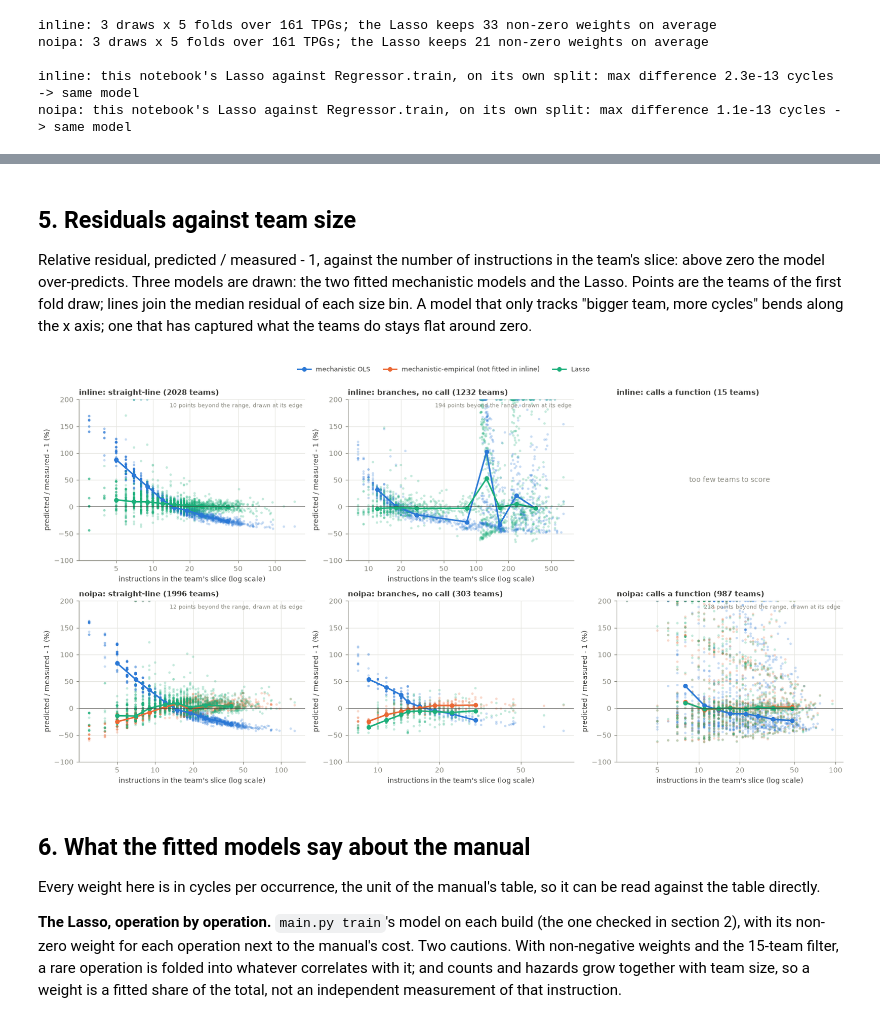
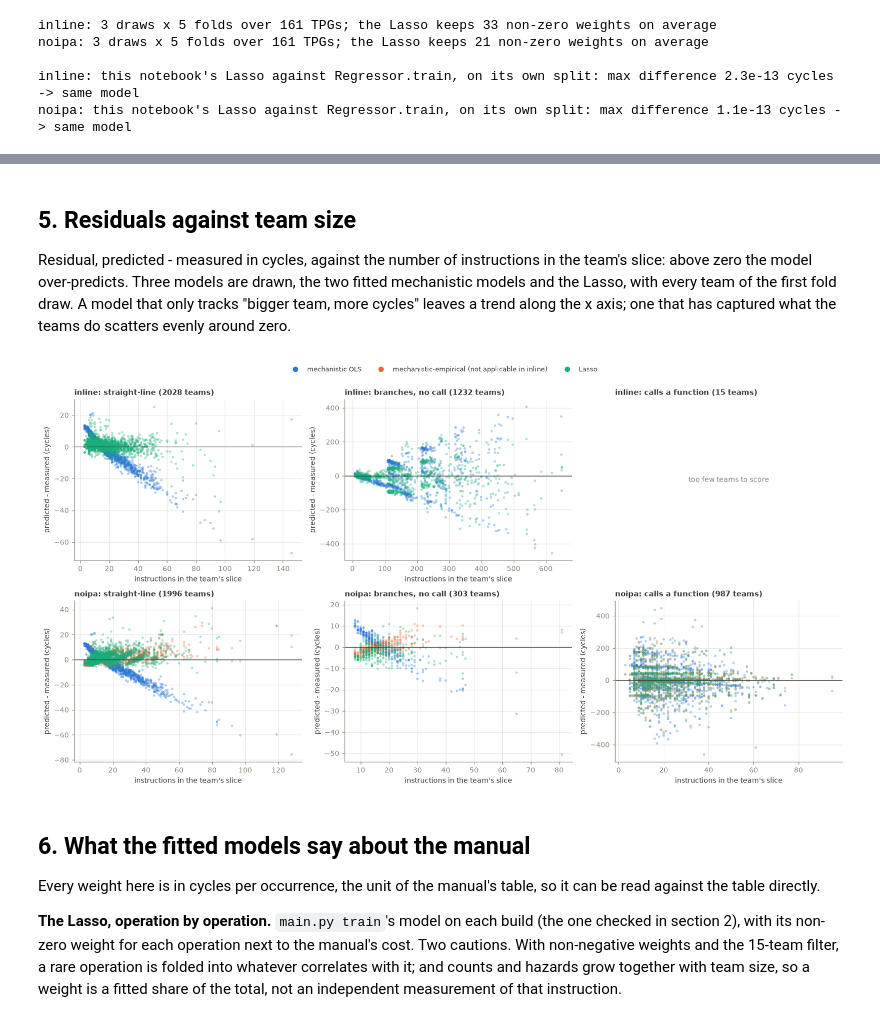
Before and after one commit to allpaul0/uarch_modeling_tpg, a Jupyter notebook: model_comparison.ipynb, the cells around one changed output, grey strips where cells are left out. Saved outputs shown, nothing was run; the diff lists cells and outputs as text; code cells hidden in the pictures.

```diff
--- a/model_comparison.ipynb
+++ b/model_comparison.ipynb
@@ -432,0 +609,4 @@ NOIPA: MAPE / MAE (cycles) / R2
+# %%
+for b in B.values():
+    if has_calls(b):                      # the library functions are called: noipa
+        print_tables(b)
@@ -469,65 +684,41 @@ plt.tight_layout(); plt.show()
 # %% [markdown]
 ## 5. Residuals against team size
 
-Relative residual, predicted / measured - 1, against the number of instructions in
-the team's slice: above zero the model over-predicts. Three models are drawn: the
-two fitted mechanistic models and the Lasso. Points are the teams of the first fold
-draw; lines join the median residual of each size bin. A model that only tracks
-"bigger team, more cycles" bends along the x axis; one that has captured what the
-teams do stays flat around zero.
+Residual, predicted - measured in cycles, against the number of instructions in the
+team's slice: above zero the model over-predicts. Three models are drawn, the two
+fitted mechanistic models and the Lasso, with every team of the first fold draw.
+A model that only tracks "bigger team, more cycles" leaves a trend along the x
+axis; one that has captured what the teams do scatters evenly around zero.
 # %%
 from matplotlib.lines import Line2D
-from matplotlib.ticker import FixedLocator, NullLocator, FuncFormatter
 
 SHOWN = ("mechanistic OLS", "mechanistic-empirical", "Lasso")
-YLIM = (-100, 200)
-
-def size_axis(ax, x):
-    '''Log axis for a team size, labelled 2-5-10 so labels never collide.'''
-    ticks = [t for t in (2, 5, 10, 20, 50, 100, 200, 500, 1000) if x.min() * 0.8 <= t <= x.max() * 1.25]
-    ax.set_xscale("log")
-    ax.xaxis.set_major_locator(FixedLocator(ticks))
-    ax.xaxis.set_minor_locator(NullLocator())
-    ax.xaxis.set_major_formatter(FuncFormatter(lambda v, _: f"{v:g}"))
 fig, axes = plt.subplots(len(B), len(CLASSES), figsize=(4.9 * len(CLASSES), 3.9 * len(B)),
                          squeeze=False)
 for row, b in zip(axes, B.values()):
     for ax, c in zip(row, CLASSES):
         mask = b.cls == c
         ax.set_title(f"{b.name}: {CLASS_LABEL[c]} ({mask.sum()} teams)")
         if mask.sum() < 30:
             ax.text(0.5, 0.5, "too few teams to score", ha="center", va="center",
                     transform=ax.transAxes, color=MUTED)
             ax.set_axis_off()
             continue
-        x = b.n[mask]
-        edges = np.unique(np.percentile(x, np.linspace(0, 100, 9)))
-        bin_of = np.digitize(x, edges[1:-1])
-        beyond = 0
+        ax.axhline(0, color=INK, lw=0.8)
         for m in SHOWN:
             if b.nparams[m][0] is None:
                 continue
-            r = (b.pred[m][0][mask] / b.meas[mask] - 1) * 100
-            beyond += int(((r < YLIM[0]) | (r > YLIM[1])).sum())
-            ax.scatter(x, np.clip(r, *YLIM), s=10, color=COLOR[m], alpha=0.25, edgecolor="none")
-            bins = [i for i in range(len(edges) - 1) if (bin_of == i).any()]
-            ax.plot([np.median(x[bin_of == i]) for i in bins], [np.median(r[bin_of == i]) for i in bins],
-                    color=COLOR[m], lw=2, marker="o", ms=5)
-        ax.axhline(0, color=INK, lw=0.8)
-        size_axis(ax, x)
-        ax.set(ylim=YLIM, xlabel="instructions in the team's slice (log scale)",
-               ylabel="predicted / measured - 1 (%)")
-        if beyond:
-            ax.annotate(f"{beyond} points beyond the range, drawn at its edge", xy=(0.99, 0.98),
-                        xycoords="axes fraction", ha="right", va="top", fontsize=7.5, color=MUTED)
-not_fitted = {m: [b.name for b in B.values() if b.nparams[m][0] is None] for m in SHOWN}
-fig.legend(handles=[Line2D([], [], color=COLOR[m], lw=2, marker="o", ms=5,
-                           label=m + (f" (not fitted in {', '.join(not_fitted[m])})" if not_fitted[m] else ""))
+            ax.scatter(b.n[mask], b.pred[m][0][mask] - b.meas[mask], s=10, color=COLOR[m],
+                       alpha=0.35, edgecolor="none")
+        ax.set(xlabel="instructions in the team's slice", ylabel="predicted - measured (cycles)")
+not_applied = {m: [b.name for b in B.values() if b.nparams[m][0] is None] for m in SHOWN}
+fig.legend(handles=[Line2D([], [], ls="", marker="o", ms=6, color=COLOR[m],
+                           label=m + (f" (not applicable in {', '.join(not_applied[m])})" if not_applied[m] else ""))
                     for m in SHOWN],
            loc="upper center", ncol=len(SHOWN), bbox_to_anchor=(0.5, 1.0), fontsize=8.5)
 plt.tight_layout(rect=(0, 0, 1, 0.95)); plt.show()
 # %% [output]
-[figure, old version]
+[figure, new version]
 # %% [markdown]
 ## 6. What the fitted models say about the manual
 
```
Also changed, not shown: parts of 17 cells of this notebook.
